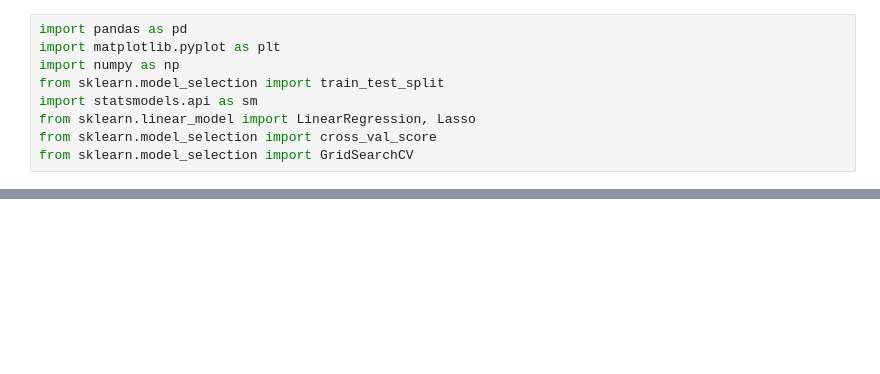
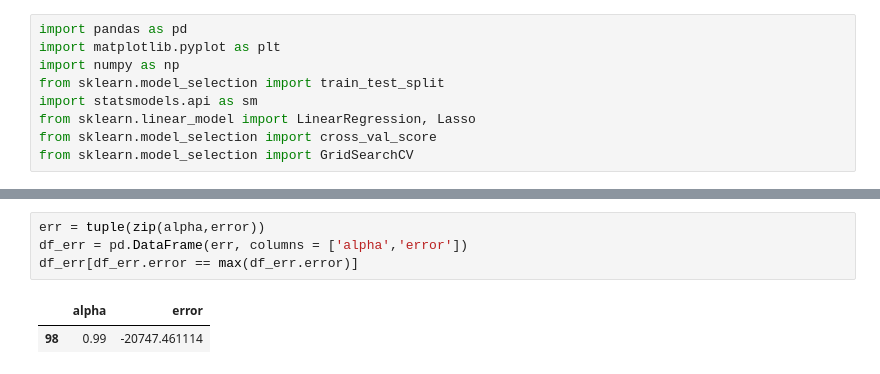
Before and after one commit to paabes/Data-Science, a Jupyter notebook: Glassdoor project/model_development.ipynb, the cells around one changed output, grey strips where cells are left out. Drawn from its saved outputs; the diff is of its cells as text; blank space fills up the shorter version.

```diff
--- a/Glassdoor project/model_development.ipynb
+++ b/Glassdoor project/model_development.ipynb
@@ -21,0 +117,7 @@ df.head()
+# %%
+err = tuple(zip(alpha,error))
+df_err = pd.DataFrame(err, columns = ['alpha','error'])
+df_err[df_err.error == max(df_err.error)]
+# %% [output]
+|  | alpha | error |
+| 98 | 0.99 | -20747.461114 |
```
Also changed, not shown: parts of 24 cells of this notebook, 10 other files.
